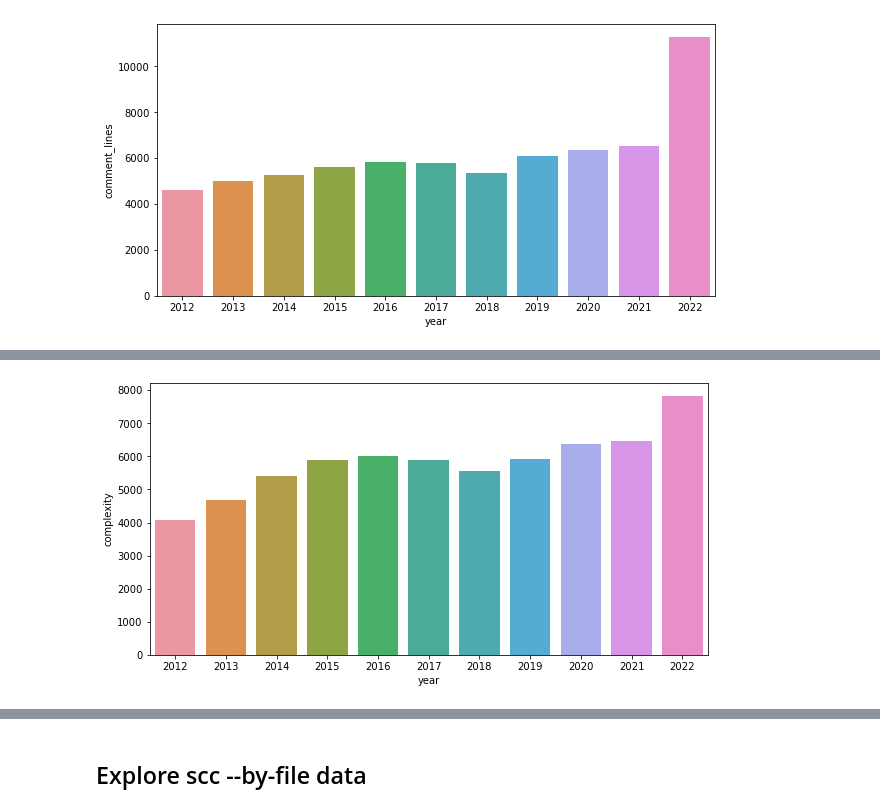
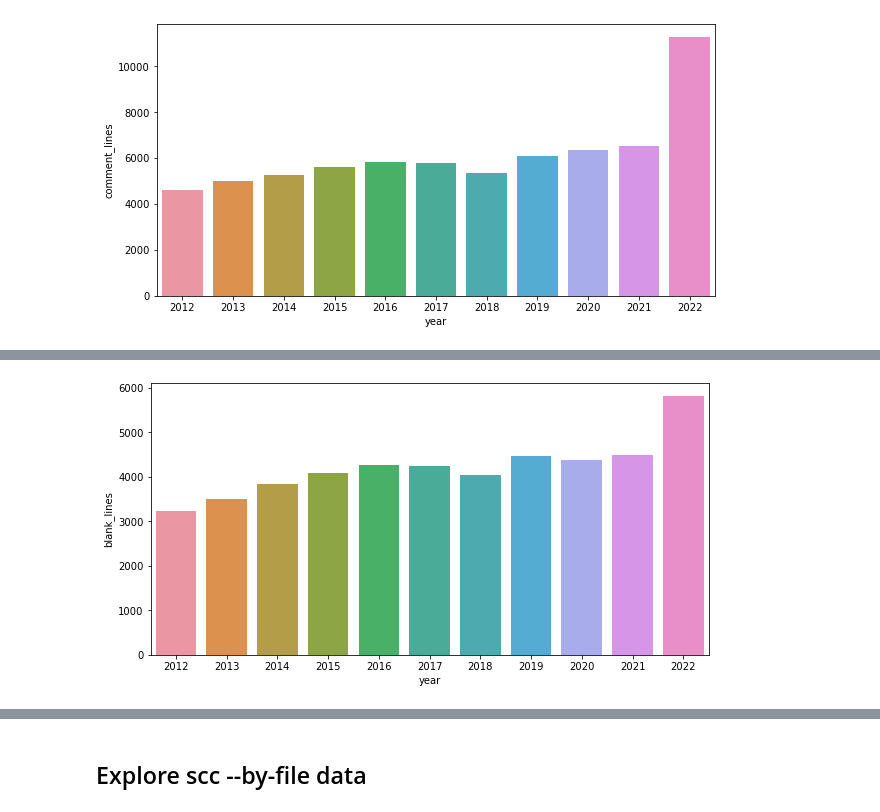
Before and after one commit to Greenpepper15/BA, a Jupyter notebook: exploration/scc_exploration.ipynb, the cells around one changed output, grey strips where cells are left out. Cells and saved outputs as stored; diff of their text form; code cells hidden in the pictures.

```diff
--- a/exploration/scc_exploration.ipynb
+++ b/exploration/scc_exploration.ipynb
@@ -83,6 +198,6 @@ fig.savefig("figures/LOC/scc_year_vs_comment_lines.jpg")
 # %%
 fig, axes = plt.subplots(1, 1, figsize=(10, 5))
-sb.barplot(x="year", y="complexity", data=data, ax=axes)
-fig.savefig("figures/Comp/scc_year_vs_complexity.jpg")
+sb.barplot(x="year", y="blank_lines", data=data, ax=axes)
+fig.savefig("figures/LOC/scc_year_vs_blank_lines.jpg")
 # %% [output]
-[figure, old version]
+[figure, new version]
```
Also changed, not shown: parts of 62 cells of this notebook, 1 other file.
